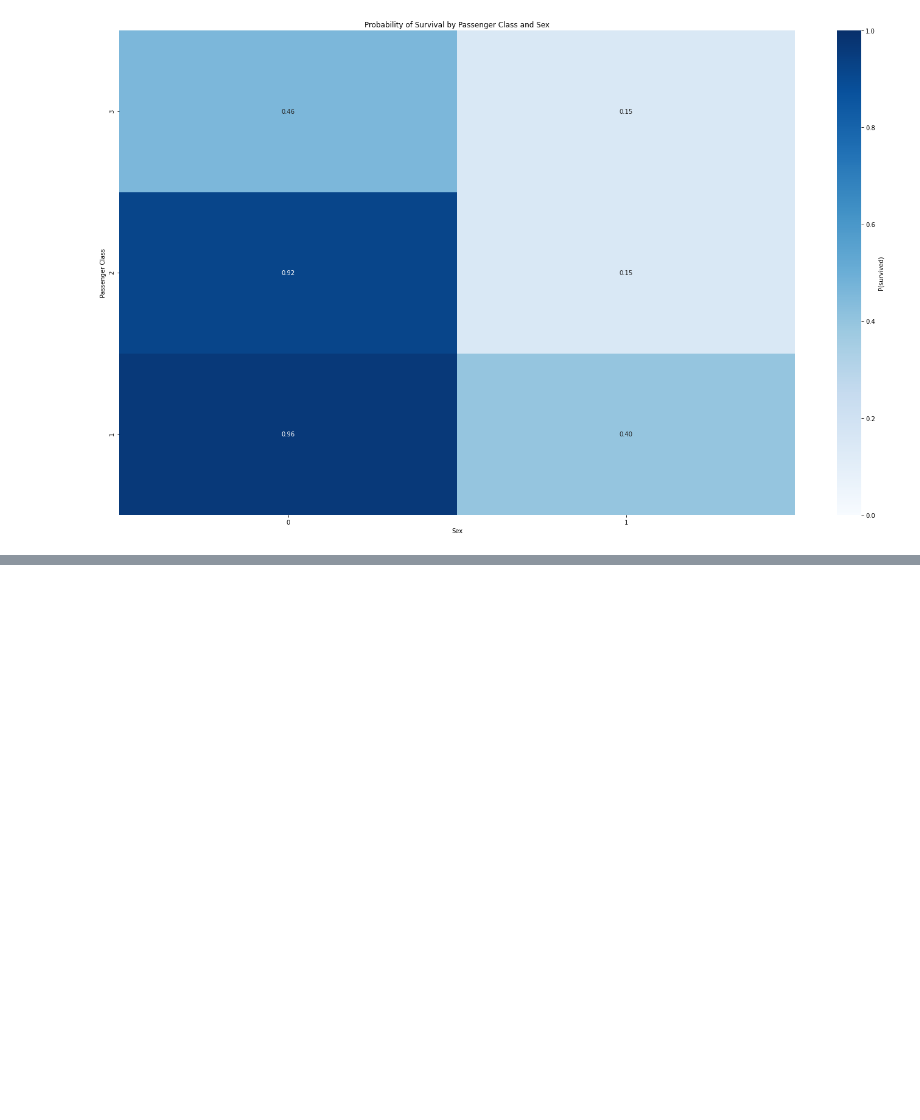
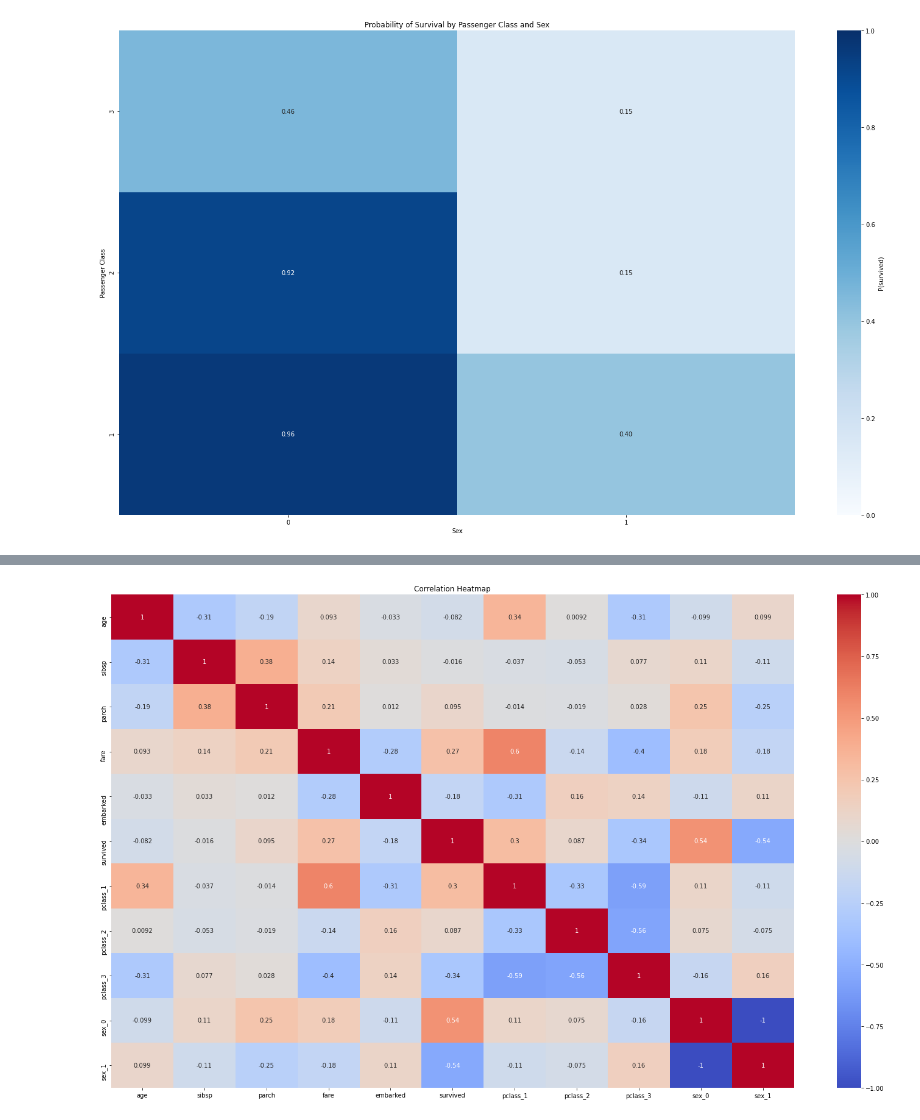
Before and after one commit to eigenhenry/experiments, a Jupyter notebook: titanic.ipynb, the cells around one changed output, grey strips where cells are left out. Cells and saved outputs as stored; diff of their text form; code cells hidden in the pictures; blank space fills up the shorter version.

```diff
--- a/titanic.ipynb
+++ b/titanic.ipynb
@@ -604,3 +1008,8 @@ plt.xlabel("Sex")
 plt.show()
 # %% [output]
 [figure]
+# %%
+arg_data = df[['pclass', 'sex', 'age', 'sibsp', 'parch', 'fare', 'embarked', 'survived']]
+# %%
+arg_data_encoded = pd.get_dummies(arg_data, columns=["pclass", "sex", ])
+arg_data_encoded
@@ -606,0 +1030,8 @@ plt.show()
+# %%
+corr_matrix = arg_data_encoded.corr()
+
+sns.heatmap(corr_matrix, annot=True, cmap='coolwarm', center=0)
+plt.title("Correlation Heatmap")
+plt.show()
+# %% [output]
+[figure, added]
```
Also changed, not shown: parts of 16 cells of this notebook.
